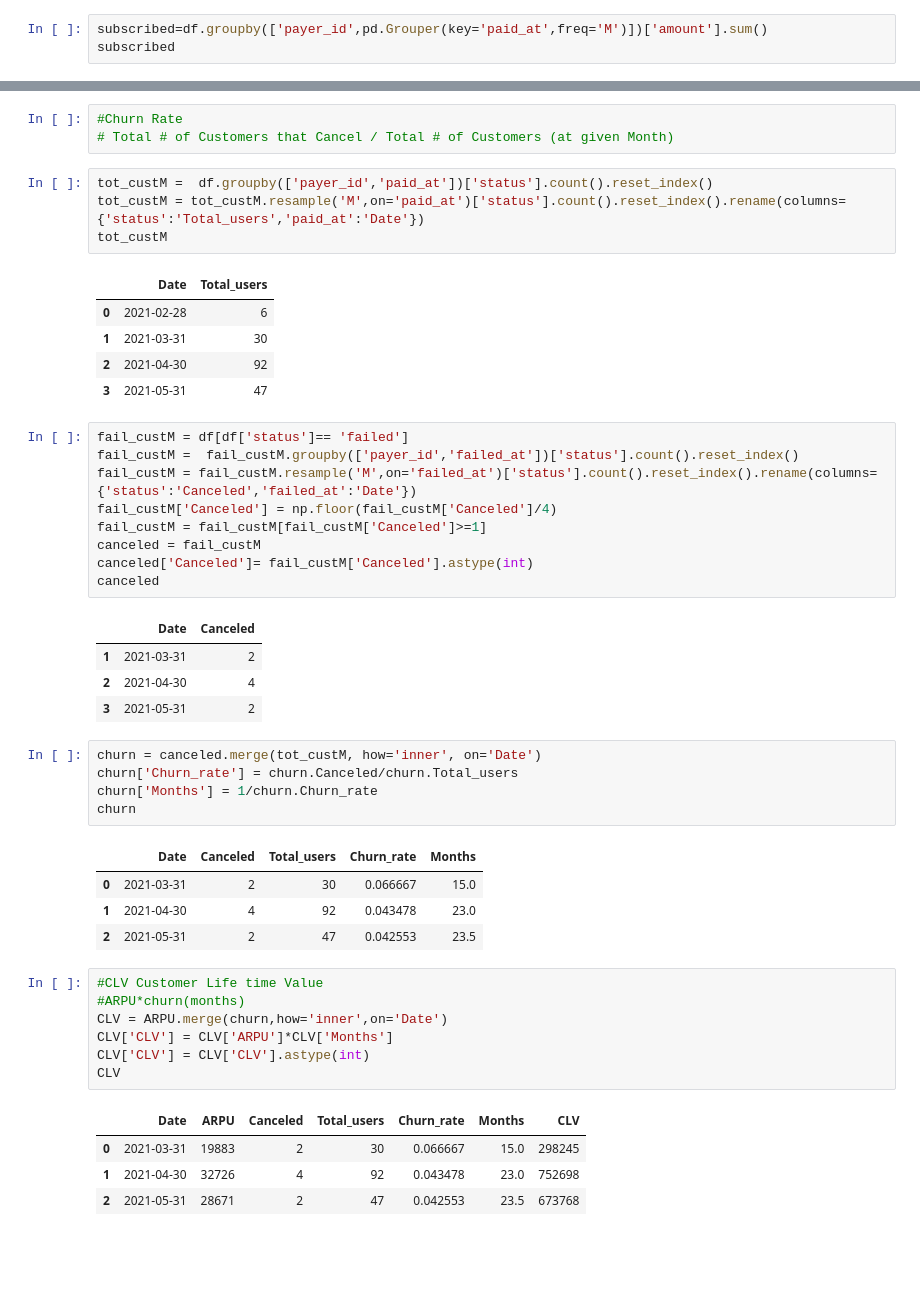
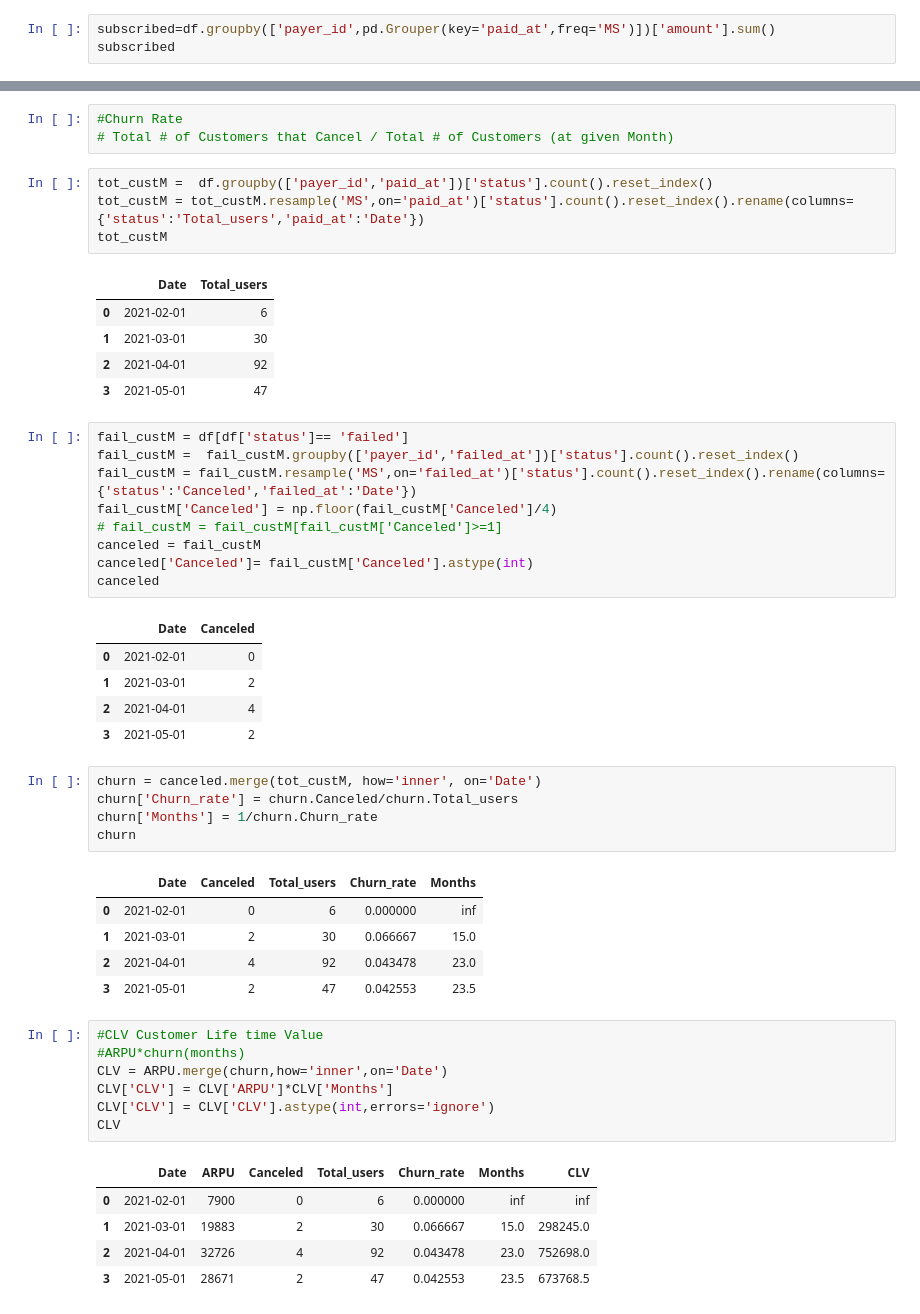
Before and after one commit to juanpanu-zz/SaaS_Metrics, a Jupyter notebook: data_app.ipynb, the cells around one changed output, grey strips where cells are left out. Drawn from its saved outputs; the diff is of its cells as text; blank space fills up the shorter version.

```diff
--- a/data_app.ipynb
+++ b/data_app.ipynb
@@ -44,5 +38,5 @@ df.head()
 # %%
-subscribed=df.groupby(['payer_id',pd.Grouper(key='paid_at',freq='M')])['amount'].sum()
+subscribed=df.groupby(['payer_id',pd.Grouper(key='paid_at',freq='MS')])['amount'].sum()
 subscribed
 # %% [output]
 payer_id  paid_at
@@ -97,28 +89,29 @@ ARPU
 # Total # of Customers that Cancel / Total # of Customers (at given Month)
 # %%
 tot_custM =  df.groupby(['payer_id','paid_at'])['status'].count().reset_index()
-tot_custM = tot_custM.resample('M',on='paid_at')['status'].count().reset_index().rename(columns={'status':'Total_users','paid_at':'Date'})
+tot_custM = tot_custM.resample('MS',on='paid_at')['status'].count().reset_index().rename(columns={'status':'Total_users','paid_at':'Date'})
 tot_custM
 # %% [output]
 |  | Date | Total_users |
-| 0 | 2021-02-28 | 6 |
-| 1 | 2021-03-31 | 30 |
-| 2 | 2021-04-30 | 92 |
-| 3 | 2021-05-31 | 47 |
+| 0 | 2021-02-01 | 6 |
+| 1 | 2021-03-01 | 30 |
+| 2 | 2021-04-01 | 92 |
+| 3 | 2021-05-01 | 47 |
 # %%
 fail_custM = df[df['status']== 'failed']
 fail_custM =  fail_custM.groupby(['payer_id','failed_at'])['status'].count().reset_index()
-fail_custM = fail_custM.resample('M',on='failed_at')['status'].count().reset_index().rename(columns={'status':'Canceled','failed_at':'Date'})
+fail_custM = fail_custM.resample('MS',on='failed_at')['status'].count().reset_index().rename(columns={'status':'Canceled','failed_at':'Date'})
 fail_custM['Canceled'] = np.floor(fail_custM['Canceled']/4)
-fail_custM = fail_custM[fail_custM['Canceled']>=1]
+# fail_custM = fail_custM[fail_custM['Canceled']>=1]
 canceled = fail_custM
 canceled['Canceled']= fail_custM['Canceled'].astype(int)
 canceled
 # %% [output]
 |  | Date | Canceled |
-| 1 | 2021-03-31 | 2 |
-| 2 | 2021-04-30 | 4 |
-| 3 | 2021-05-31 | 2 |
+| 0 | 2021-02-01 | 0 |
+| 1 | 2021-03-01 | 2 |
+| 2 | 2021-04-01 | 4 |
+| 3 | 2021-05-01 | 2 |
 # %%
 churn = canceled.merge(tot_custM, how='inner', on='Date')
 churn['Churn_rate'] = churn.Canceled/churn.Total_users
@@ -126,19 +119,21 @@ churn['Months'] = 1/churn.Churn_rate
 churn
 # %% [output]
 |  | Date | Canceled | Total_users | Churn_rate | Months |
-| 0 | 2021-03-31 | 2 | 30 | 0.066667 | 15.0 |
-| 1 | 2021-04-30 | 4 | 92 | 0.043478 | 23.0 |
-| 2 | 2021-05-31 | 2 | 47 | 0.042553 | 23.5 |
+| 0 | 2021-02-01 | 0 | 6 | 0.000000 | inf |
+| 1 | 2021-03-01 | 2 | 30 | 0.066667 | 15.0 |
+| 2 | 2021-04-01 | 4 | 92 | 0.043478 | 23.0 |
+| 3 | 2021-05-01 | 2 | 47 | 0.042553 | 23.5 |
 # %%
 #CLV Customer Life time Value
 #ARPU*churn(months)
 CLV = ARPU.merge(churn,how='inner',on='Date')
 CLV['CLV'] = CLV['ARPU']*CLV['Months']
-CLV['CLV'] = CLV['CLV'].astype(int)
+CLV['CLV'] = CLV['CLV'].astype(int,errors='ignore')
 CLV
 # %% [output]
 |  | Date | ARPU | Canceled | Total_users | Churn_rate | Months | CLV |
-| 0 | 2021-03-31 | 19883 | 2 | 30 | 0.066667 | 15.0 | 298245 |
-| 1 | 2021-04-30 | 32726 | 4 | 92 | 0.043478 | 23.0 | 752698 |
-| 2 | 2021-05-31 | 28671 | 2 | 47 | 0.042553 | 23.5 | 673768 |
+| 0 | 2021-02-01 | 7900 | 0 | 6 | 0.000000 | inf | inf |
+| 1 | 2021-03-01 | 19883 | 2 | 30 | 0.066667 | 15.0 | 298245.0 |
+| 2 | 2021-04-01 | 32726 | 4 | 92 | 0.043478 | 23.0 | 752698.0 |
+| 3 | 2021-05-01 | 28671 | 2 | 47 | 0.042553 | 23.5 | 673768.5 |
 # %%
```
Also changed, not shown: parts of 13 cells of this notebook.
